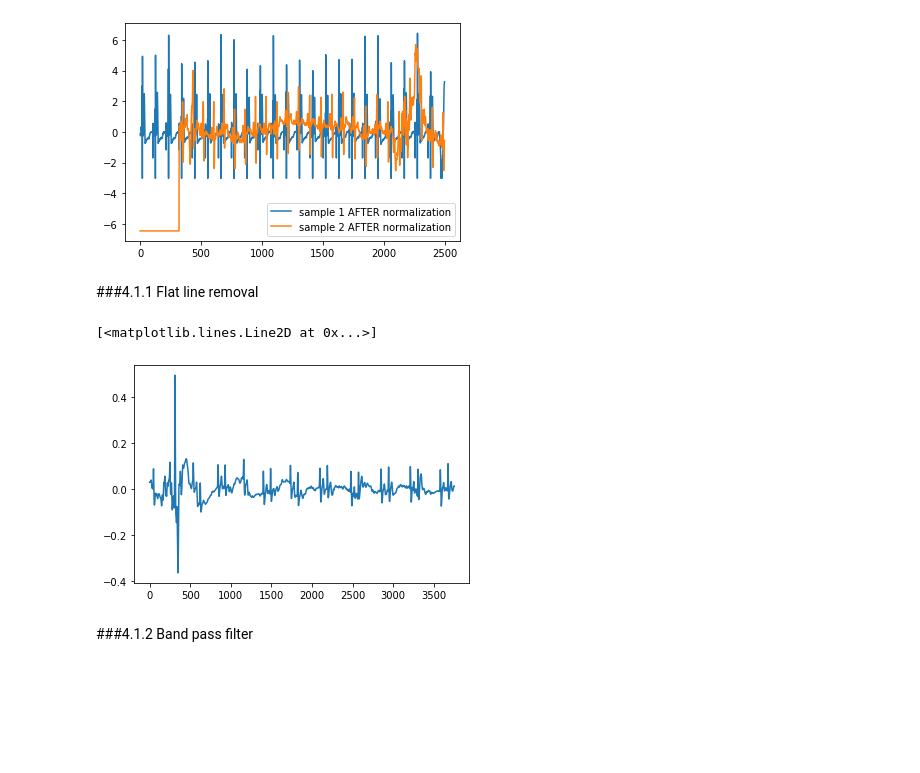
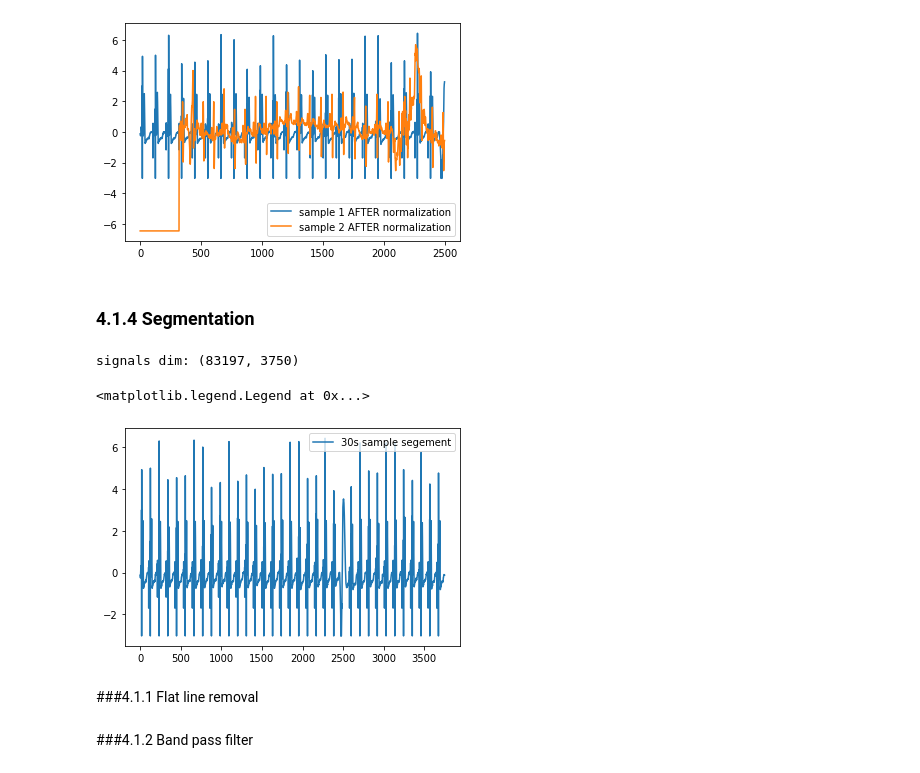
Before and after one commit to supertime1/Afib_PPG, a Jupyter notebook: Afib_Data_Clean.ipynb, the cells around one changed output. Cells and saved outputs as stored; diff of their text form; code cells hidden in the pictures; blank space fills up the shorter version.

```diff
--- a/Afib_Data_Clean.ipynb
+++ b/Afib_Data_Clean.ipynb
@@ -102,3 +102,5 @@ plt.legend()
 # %% [output]
 <matplotlib.legend.Legend at 0x...>
 [figure]
+# %% [markdown]
+### 4.1.4 Segmentation
@@ -105,3 +120,14 @@ plt.legend()
+# %%
+signals = generate_segment_data(signals, 3750)
+print('signals dim:', signals.shape)
+# %% [output]
+signals dim: (83197, 3750)
+# %%
+plt.plot(signals[0],label='30s sample segement')
+plt.legend()
+# %% [output]
+<matplotlib.legend.Legend at 0x...>
+[figure, added]
 # %% [markdown]
 ###4.1.1 Flat line removal
 # %%
@@ -116,9 +142,4 @@ histogram = plt.hist(signal_diff,bins=int(len(signal_diff)/10)) #one third of 37
 max_index = np.argmax(histogram[0])
 threshold = histogram[1][max_index]
 print("threshold", threshold)
-# %%
-plt.plot(signals[1001])
-# %% [output]
-[<matplotlib.lines.Line2D at 0x...>]
-[figure, removed]
 # %%
```
Also changed, not shown: parts of 6 cells of this notebook.
